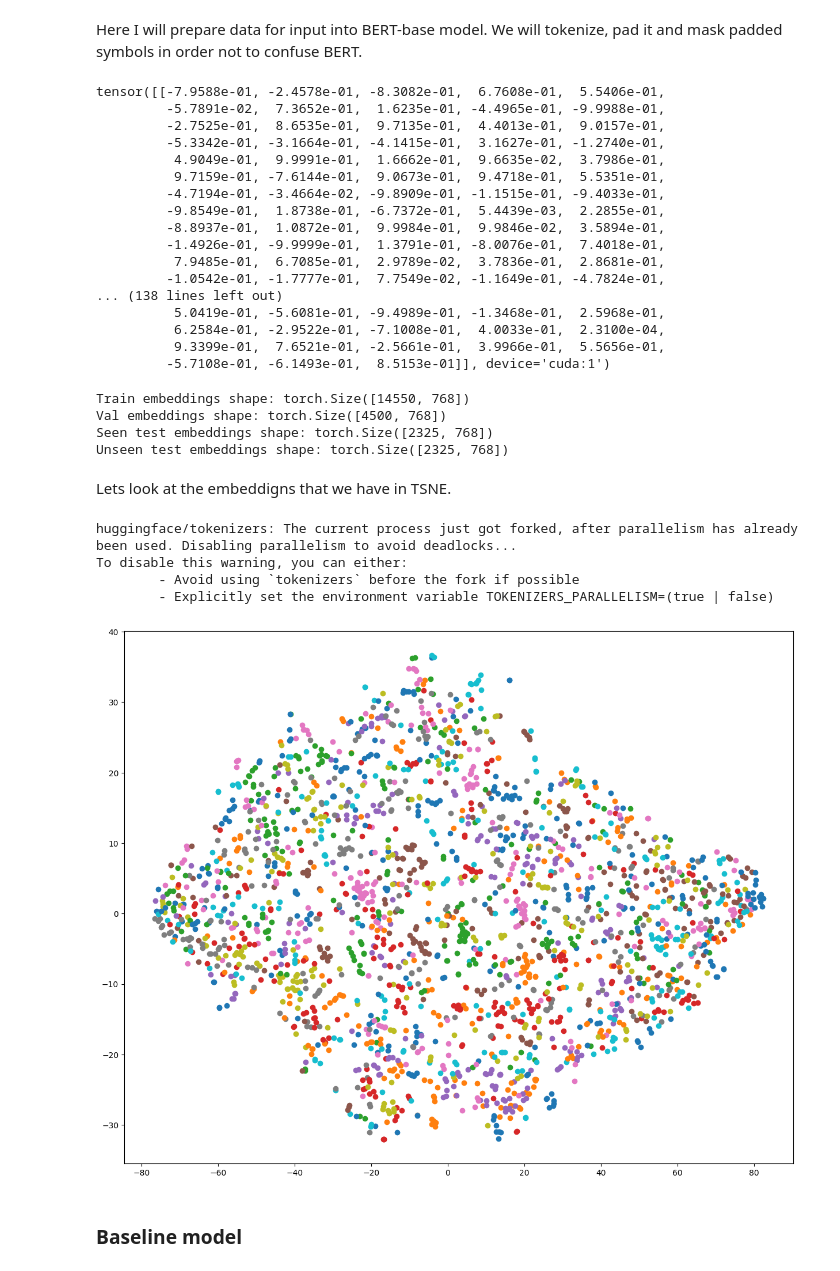
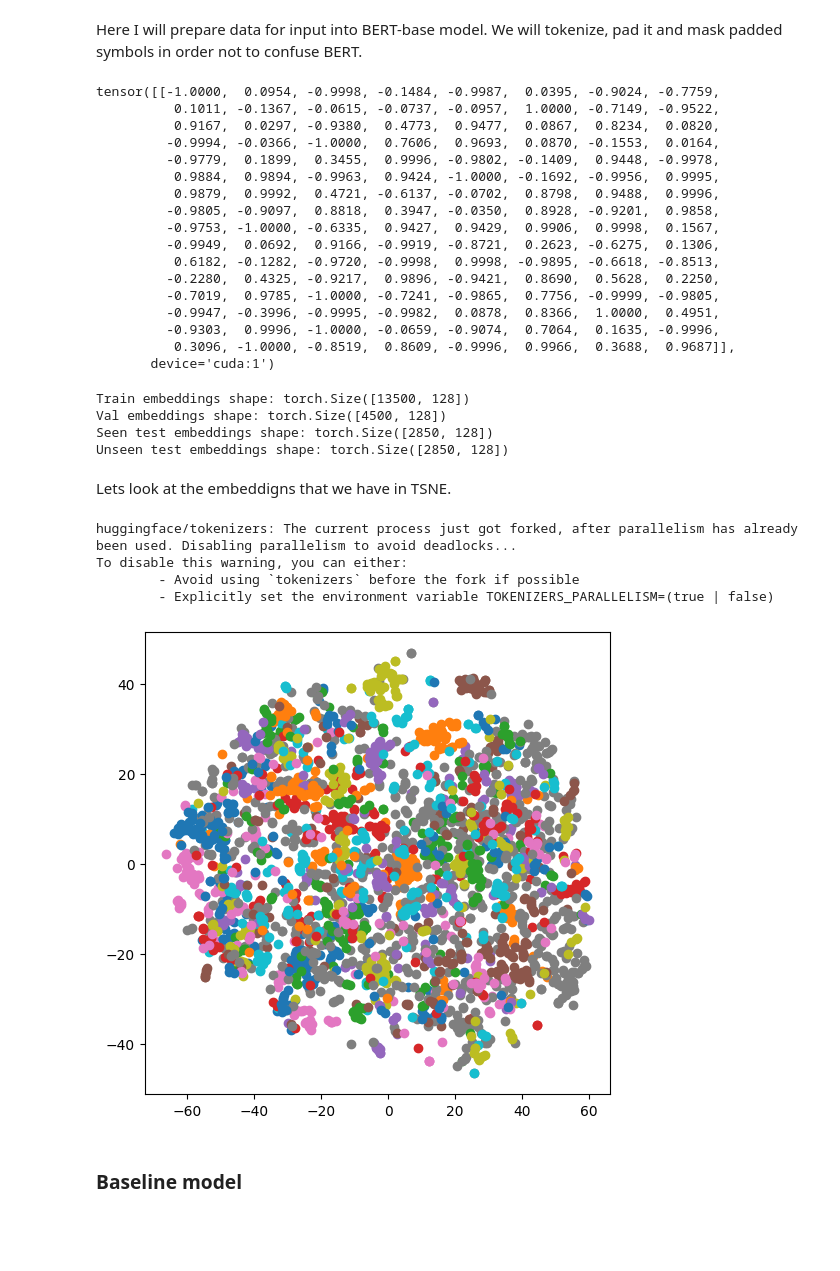
Before and after one commit to runnerup96/metric-learning-in-nlp, a Jupyter notebook: Metric Learning for BERT.ipynb, the cells around one changed output. Cells and saved outputs as stored; diff of their text form; code cells hidden in the pictures; blank space fills up the shorter version.

```diff
--- a/Metric Learning for BERT.ipynb
+++ b/Metric Learning for BERT.ipynb
@@ -29,6 +29,10 @@ from sklearn.metrics import classification_report
 from sklearn.manifold import TSNE
 from transformers import BertModel, BertTokenizer
 from transformers import AutoModel, AutoTokenizer
+import sys
+import os
+
+sys.path.append(os.path.join(os.getcwd(), "./src"))
 
 torch.manual_seed(42)
 np.random.seed(42)
@@ -40,8 +44,9 @@ if torch.cuda.is_available():
 else:
   dev = "cpu"
 DEVICE = torch.device(dev)
-FROZEN_BERT = AutoModel.from_pretrained('bert-base-uncased').to(DEVICE)
-TOKENIZER = AutoTokenizer.from_pretrained("bert-base-uncased")
+MODEL_NAME = 'prajjwal1/bert-tiny'
+FROZEN_BERT = AutoModel.from_pretrained(MODEL_NAME).to(DEVICE)
+TOKENIZER = AutoTokenizer.from_pretrained(MODEL_NAME)
 MAX_LEN = 128
 
 %load_ext autoreload
@@ -52,7 +57,7 @@ from src.utils.encoding import encode_data, create_tranformer_input
 from src.utils.tsne import get_indexes_of_samples
 from src.utils.triplets import TripletGenerator
 from src.models.knn import KnnIndex
-from src.models.metricbert import MetricBERT
+from src.models.metricbert import TransformerBasedEncoder
 from src.losses.losses import compute_triplet_loss, l2_distance, compute_silhouette_score
 
 %matplotlib inline
@@ -116,23 +118,23 @@ a = encode_data(
 )
 a
 # %% [output]
-tensor([[-7.9588e-01, -2.4578e-01, -8.3082e-01,  6.7608e-01,  5.5406e-01,
-         -5.7891e-02,  7.3652e-01,  1.6235e-01, -4.4965e-01, -9.9988e-01,
-         -2.7525e-01,  8.6535e-01,  9.7135e-01,  4.4013e-01,  9.0157e-01,
-         -5.3342e-01, -3.1664e-01, -4.1415e-01,  3.1627e-01, -1.2740e-01,
-          4.9049e-01,  9.9991e-01,  1.6662e-01,  9.6635e-02,  3.7986e-01,
-          9.7159e-01, -7.6144e-01,  9.0673e-01,  9.4718e-01,  5.5351e-01,
-         -4.7194e-01, -3.4664e-02, -9.8909e-01, -1.1515e-01, -9.4033e-01,
-         -9.8549e-01,  1.8738e-01, -6.7372e-01,  5.4439e-03,  2.2855e-01,
-         -8.8937e-01,  1.0872e-01,  9.9984e-01,  9.9846e-02,  3.5894e-01,
-         -1.4926e-01, -9.9999e-01,  1.3791e-01, -8.0076e-01,  7.4018e-01,
-          7.9485e-01,  6.7085e-01,  2.9789e-02,  3.7836e-01,  2.8681e-01,
-         -1.0542e-01, -1.7777e-01,  7.7549e-02, -1.1649e-01, -4.7824e-01,
-... (138 lines left out)
-          5.0419e-01, -5.6081e-01, -9.4989e-01, -1.3468e-01,  2.5968e-01,
-          6.2584e-01, -2.9522e-01, -7.1008e-01,  4.0033e-01,  2.3100e-04,
-          9.3399e-01,  7.6521e-01, -2.5661e-01,  3.9966e-01,  5.5656e-01,
-         -5.7108e-01, -6.1493e-01,  8.5153e-01]], device='cuda:1')
+tensor([[-1.0000,  0.0954, -0.9998, -0.1484, -0.9987,  0.0395, -0.9024, -0.7759,
+          0.1011, -0.1367, -0.0615, -0.0737, -0.0957,  1.0000, -0.7149, -0.9522,
+          0.9167,  0.0297, -0.9380,  0.4773,  0.9477,  0.0867,  0.8234,  0.0820,
+         -0.9994, -0.0366, -1.0000,  0.7606,  0.9693,  0.0870, -0.1553,  0.0164,
+         -0.9779,  0.1899,  0.3455,  0.9996, -0.9802, -0.1409,  0.9448, -0.9978,
+          0.9884,  0.9894, -0.9963,  0.9424, -1.0000, -0.1692, -0.9956,  0.9995,
+          0.9879,  0.9992,  0.4721, -0.6137, -0.0702,  0.8798,  0.9488,  0.9996,
+         -0.9805, -0.9097,  0.8818,  0.3947, -0.0350,  0.8928, -0.9201,  0.9858,
+         -0.9753, -1.0000, -0.6335,  0.9427,  0.9429,  0.9906,  0.9998,  0.1567,
+         -0.9949,  0.0692,  0.9166, -0.9919, -0.8721,  0.2623, -0.6275,  0.1306,
+          0.6182, -0.1282, -0.9720, -0.9998,  0.9998, -0.9895, -0.6618, -0.8513,
+         -0.2280,  0.4325, -0.9217,  0.9896, -0.9421,  0.8690,  0.5628,  0.2250,
+         -0.7019,  0.9785, -1.0000, -0.7241, -0.9865,  0.7756, -0.9999, -0.9805,
+         -0.9947, -0.3996, -0.9995, -0.9982,  0.0878,  0.8366,  1.0000,  0.4951,
+         -0.9303,  0.9996, -1.0000, -0.0659, -0.9074,  0.7064,  0.1635, -0.9996,
+          0.3096, -1.0000, -0.8519,  0.8609, -0.9996,  0.9966,  0.3688,  0.9687]],
+       device='cuda:1')
 # %%
 common_kwargs = {
     "bert_encoder": FROZEN_BERT,
@@ -153,29 +155,29 @@ print(f"Val embeddings shape: {val_embeddings.shape}")
 print(f"Seen test embeddings shape: {seen_test_embeddings.shape}")
 print(f"Unseen test embeddings shape: {unseen_test_embeddings.shape}")
 # %% [output]
-Train embeddings shape: torch.Size([14550, 768])
-Val embeddings shape: torch.Size([4500, 768])
-Seen test embeddings shape: torch.Size([2325, 768])
-Unseen test embeddings shape: torch.Size([2325, 768])
+Train embeddings shape: torch.Size([13500, 128])
+Val embeddings shape: torch.Size([4500, 128])
+Seen test embeddings shape: torch.Size([2850, 128])
+Unseen test embeddings shape: torch.Size([2850, 128])
 # %% [markdown]
 Lets look at the embeddigns that we have in TSNE.
 # %%
 # %%time
 tsne = TSNE()
 tsne_original_val_emb = tsne.fit_transform(unseen_test_embeddings.detach().cpu())
 val_classes_indexes = get_indexes_of_samples(unseen_test_df["targets"].values)
 
-plt.figure(figsize=(15, 12))
+plt.figure(figsize=(6, 6))
 for key, val in val_classes_indexes.items():
     plt.scatter(
         x=tsne_original_val_emb[val, 0], y=tsne_original_val_emb[val, 1], label=key
     )
 # %% [output]
 huggingface/tokenizers: The current process just got forked, after parallelism has already been used. Disabling parallelism to avoid deadlocks...
 To disable this warning, you can either:
         - Avoid using `tokenizers` before the fork if possible
         - Explicitly set the environment variable TOKENIZERS_PARALLELISM=(true | false)
-[figure, old version]
+[figure, new version]
 # %% [markdown]
 ### Baseline model
 # %%
```
Also changed, not shown: parts of 30 cells of this notebook, 3 other files.
